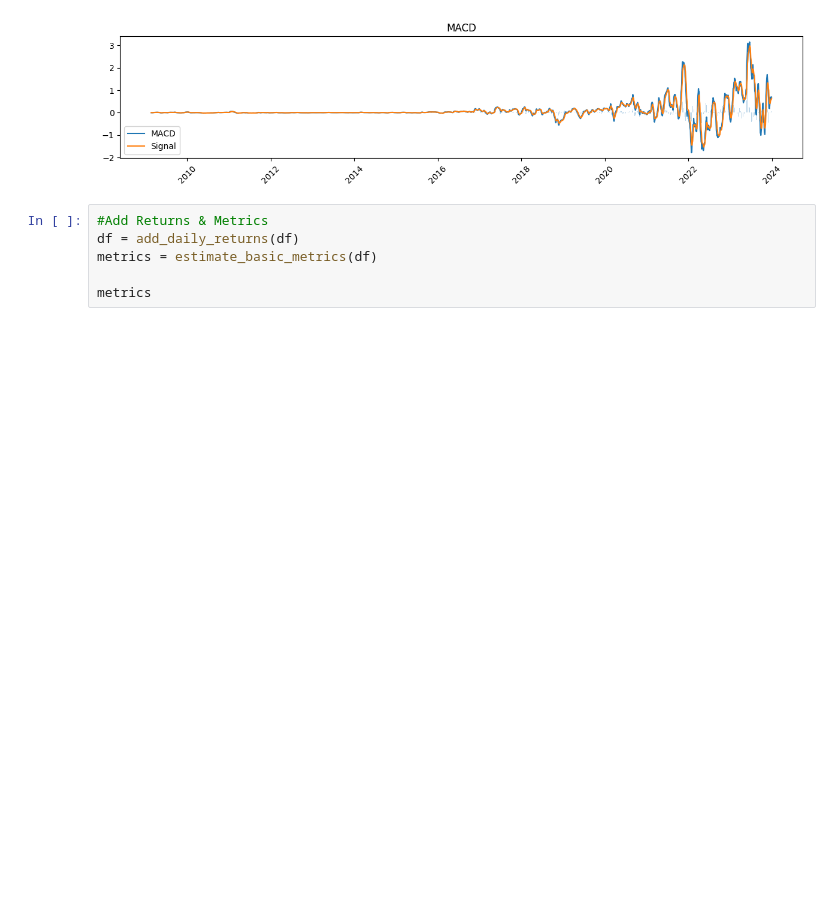
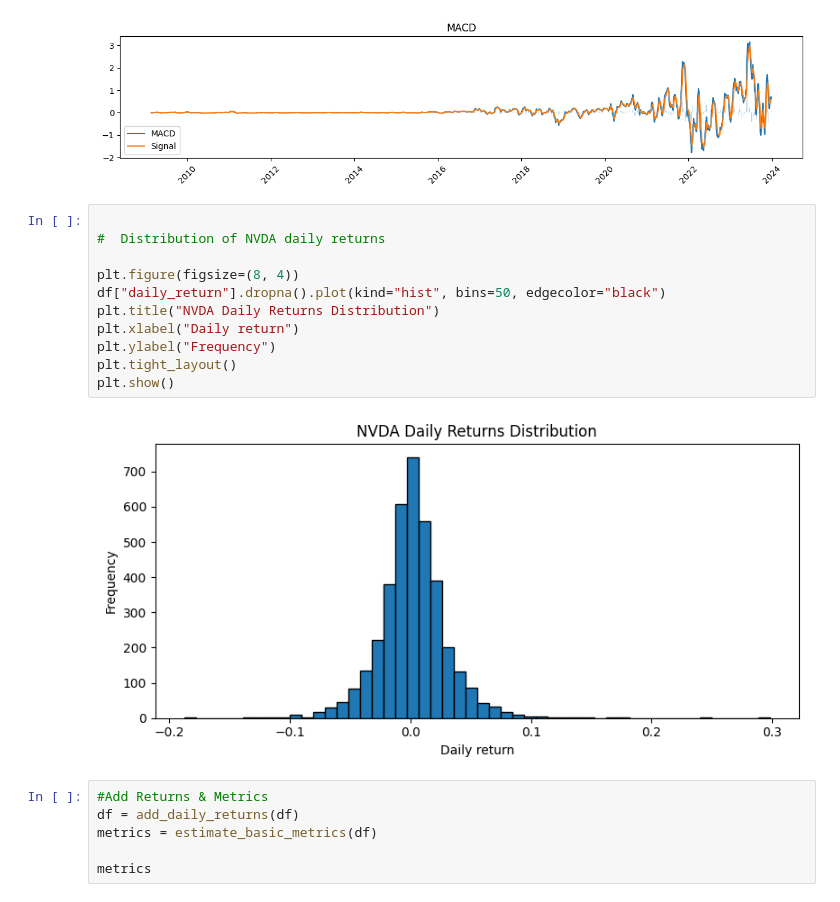
Before and after one commit to Bettey-k/Predicting-Price-Moves-with-News-Sentiment, a Jupyter notebook: notebooks/02_technical_analysis.ipynb, the cells around one changed output. Drawn from its saved outputs; the diff is of its cells as text; blank space fills up the shorter version.

```diff
--- a/notebooks/02_technical_analysis.ipynb
+++ b/notebooks/02_technical_analysis.ipynb
@@ -72,6 +72,19 @@ plt.tight_layout()
 plt.show()
 # %% [output]
 [figure]
+# %%
+
+#  Distribution of NVDA daily returns
+
+plt.figure(figsize=(8, 4))
+df["daily_return"].dropna().plot(kind="hist", bins=50, edgecolor="black")
+plt.title("NVDA Daily Returns Distribution")
+plt.xlabel("Daily return")
+plt.ylabel("Frequency")
+plt.tight_layout()
+plt.show()
+# %% [output]
+[figure, added]
 # %%
 #Add Returns & Metrics
 df = add_daily_returns(df)
```
Also changed, not shown: 2 other files.
